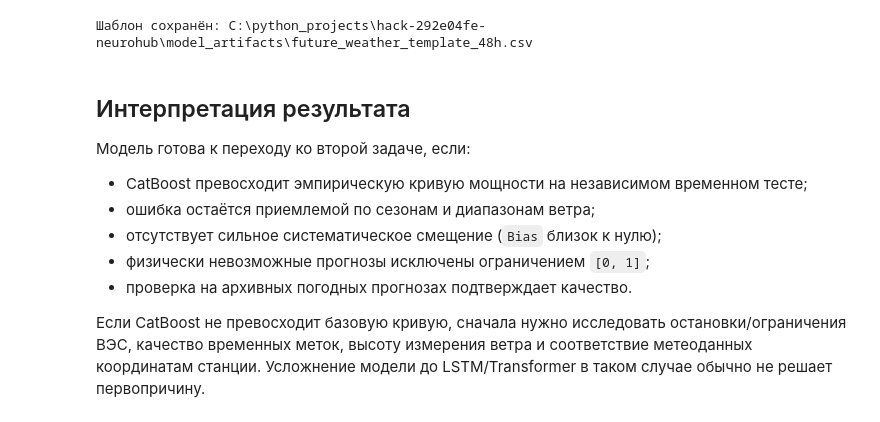
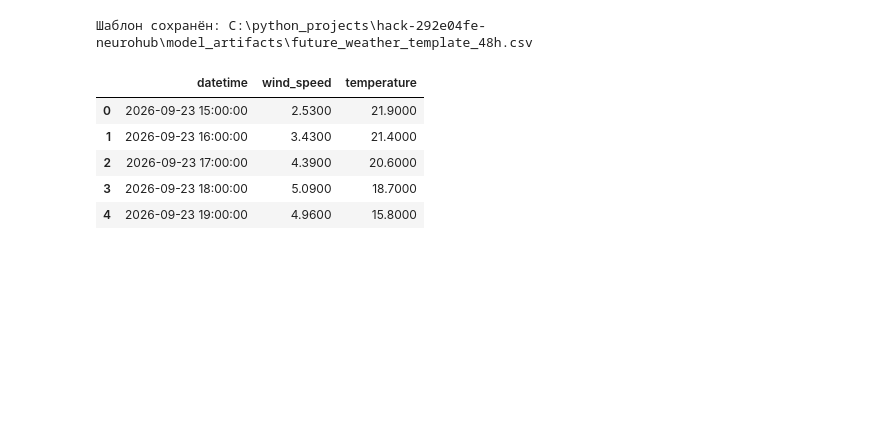
Before and after one commit to BAITC-Hacks/hack-292e04fe-neurohub, a Jupyter notebook: wind_farm_hourly_forecasting.ipynb, the cells around one changed output. Drawn from its saved outputs; the diff is of its cells as text; code cells hidden in the pictures; blank space fills up the shorter version.

```diff
--- a/wind_farm_hourly_forecasting.ipynb
+++ b/wind_farm_hourly_forecasting.ipynb
@@ -941,15 +941,47 @@ print("Шаблон сохранён:", template_path.resolve())
 | 3 | 2026-02-01 03:00:00 | NaN | NaN |
 | 4 | 2026-02-01 04:00:00 | NaN | NaN |
 Шаблон сохранён: C:\python_projects\hack-292e04fe-neurohub\model_artifacts\future_weather_template_48h.csv
-# %% [markdown]
-## Интерпретация результата
-
-Модель готова к переходу ко второй задаче, если:
-
-- CatBoost превосходит эмпирическую кривую мощности на независимом временном тесте;
-- ошибка остаётся приемлемой по сезонам и диапазонам ветра;
-- отсутствует сильное систематическое смещение (`Bias` близок к нулю);
-- физически невозможные прогнозы исключены ограничением `[0, 1]`;
-- проверка на архивных погодных прогнозах подтверждает качество.
-
-Если CatBoost не превосходит базовую кривую, сначала нужно исследовать остановки/ограничения ВЭС, качество временных меток, высоту измерения ветра и соответствие метеоданных координатам станции. Усложнение модели до LSTM/Transformer в таком случае обычно не решает первопричину.
+# %%
+import requests
+import pandas as pd
+
+LATITUDE = 56.742815
+LONGITUDE = 61.084327
+TIMEZONE = "Asia/Yekaterinburg"
+
+url = "https://api.open-meteo.com/v1/forecast"
+
+params = {
+    "latitude": LATITUDE,
+    "longitude": LONGITUDE,
+    "hourly": [
+        "temperature_2m",
+        "wind_speed_100m",
+        "wind_direction_100m",
+        "wind_gusts_10m",
+        "surface_pressure",
+    ],
+    "wind_speed_unit": "ms",
+    "forecast_hours": 48,
+    "timezone": "auto",
+}
+
+response = requests.get(url, params=params, timeout=30)
+response.raise_for_status()
+
+weather_json = response.json()
+
+future_weather = pd.DataFrame({
+    "datetime": pd.to_datetime(weather_json["hourly"]["time"]),
+    "wind_speed": weather_json["hourly"]["wind_speed_100m"],
+    "temperature": weather_json["hourly"]["temperature_2m"],
+})
+
+display(future_weather.head())
+# %% [output]
+|  | datetime | wind_speed | temperature |
+| 0 | 2026-09-23 15:00:00 | 2.5300 | 21.9000 |
+| 1 | 2026-09-23 16:00:00 | 3.4300 | 21.4000 |
+| 2 | 2026-09-23 17:00:00 | 4.3900 | 20.6000 |
+| 3 | 2026-09-23 18:00:00 | 5.0900 | 18.7000 |
+| 4 | 2026-09-23 19:00:00 | 4.9600 | 15.8000 |
```
Also changed, not shown: parts of 4 cells of this notebook, 2 other files.
